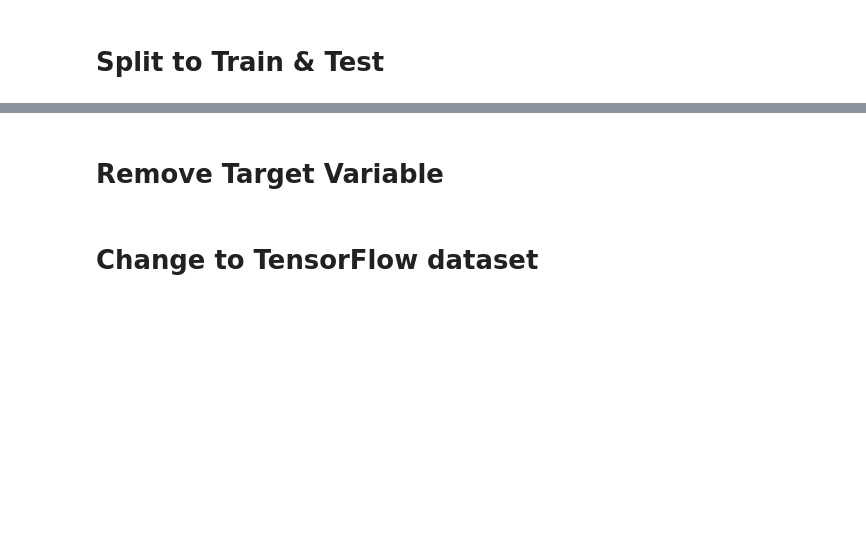
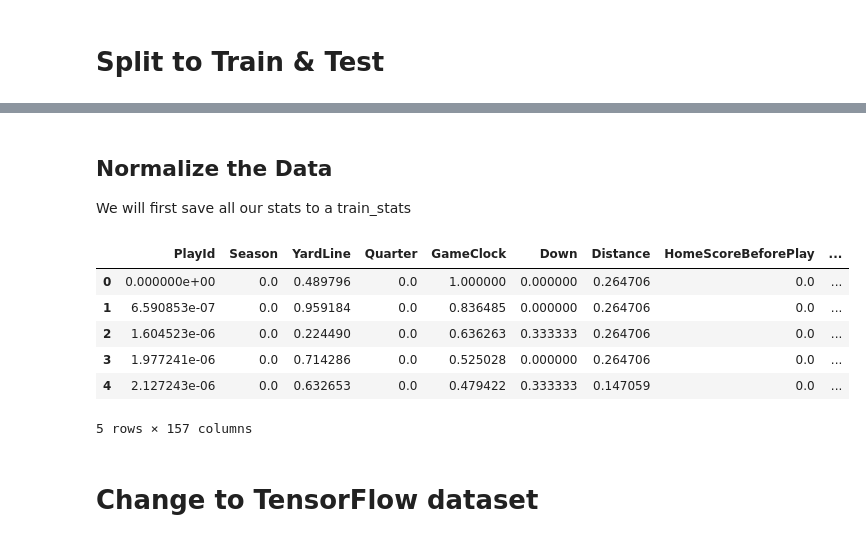
Before and after one commit to tackes/NFL_Weather_Impact, a Jupyter notebook: NFL_Tensorflow_model.ipynb, the cells around one changed output, grey strips where cells are left out. Cells and saved outputs as stored; diff of their text form; code cells hidden in the pictures; blank space fills up the shorter version.

```diff
--- a/NFL_Tensorflow_model.ipynb
+++ b/NFL_Tensorflow_model.ipynb
@@ -564,0 +549,3 @@ train_final.fillna(-1)
+# %%
+cols = train_final.columns
+train_final[cols] = train_final[cols].fillna(0)
@@ -565,8 +561,9 @@ train_final.fillna(-1)
 # %%
 train_df = train_final[train_final.Season ==2019]
 test_df = train_final[train_final.Season !=2019]
-# %% [markdown]
-# Remove Target Variable
 # %%
 y_train = train_df.pop('Yards')
 y_test = test_df.pop('Yards')
+# %% [markdown]
+## Normalize the Data
+We will first save all our stats to a train_stats
@@ -573,3 +576,25 @@ y_test = test_df.pop('Yards')
+# %%
+from sklearn import preprocessing
+
+x = train_df.values
+min_max_scaler  = preprocessing.MinMaxScaler()
+x_scaled = min_max_scaler.fit_transform(x)
+norm_train_data = pd.DataFrame(x_scaled, columns = train_df.columns)
+
+x = test_df.values
+min_max_scaler  = preprocessing.MinMaxScaler()
+x_scaled = min_max_scaler.fit_transform(x)
+norm_test_data = pd.DataFrame(x_scaled,columns = test_df.columns)
+# %%
+norm_train_data.head()
+# %% [output]
+|  | PlayId | Season | YardLine | Quarter | GameClock | Down | Distance | HomeScoreBeforePlay | ... |
+| 0 | 0.000000e+00 | 0.0 | 0.489796 | 0.0 | 1.000000 | 0.000000 | 0.264706 | 0.0 | ... |
+| 1 | 6.590853e-07 | 0.0 | 0.959184 | 0.0 | 0.836485 | 0.000000 | 0.264706 | 0.0 | ... |
+| 2 | 1.604523e-06 | 0.0 | 0.224490 | 0.0 | 0.636263 | 0.333333 | 0.264706 | 0.0 | ... |
+| 3 | 1.977241e-06 | 0.0 | 0.714286 | 0.0 | 0.525028 | 0.000000 | 0.264706 | 0.0 | ... |
+| 4 | 2.127243e-06 | 0.0 | 0.632653 | 0.0 | 0.479422 | 0.333333 | 0.147059 | 0.0 | ... |
+5 rows × 157 columns
 # %% [markdown]
 # Change to TensorFlow dataset
 # %%
```
Also changed, not shown: parts of 18 cells of this notebook.
